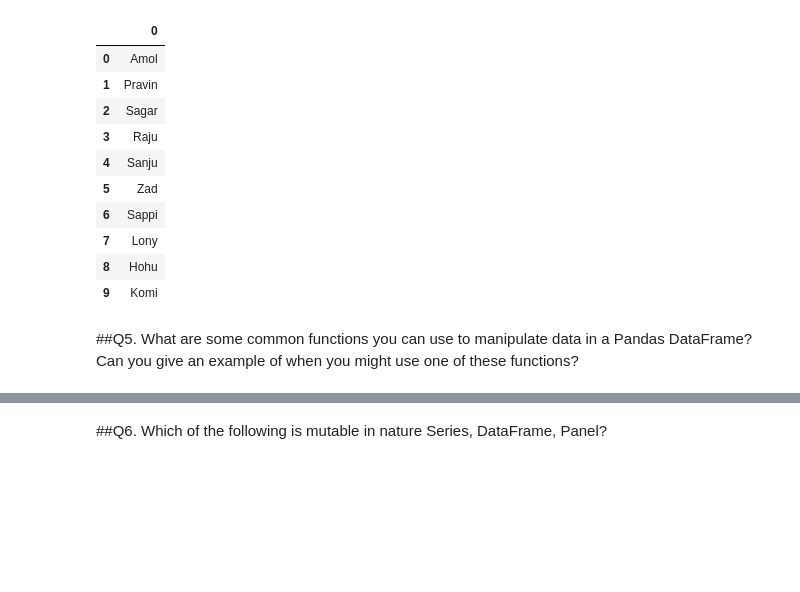
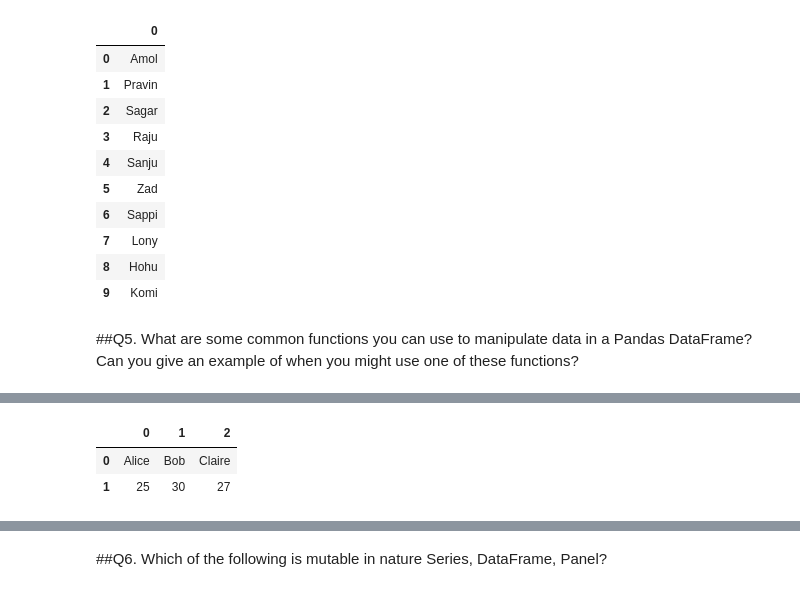
Before and after one commit to VickyKandale/Assignment_pyhton.pwskills, a Jupyter notebook: 22nd_Feb_Pandas_Assignment.ipynb, the cells around one changed output, grey strips where cells are left out. Cells and saved outputs as stored; diff of their text form; code cells hidden in the pictures; blank space fills up the shorter version.

```diff
--- a/22nd_Feb_Pandas_Assignment.ipynb
+++ b/22nd_Feb_Pandas_Assignment.ipynb
@@ -117,0 +133,6 @@ Dataframe1
+# %%
+Dataframe.head(2)
+# %% [output]
+|  | 0 | 1 | 2 |
+| 0 | Alice | Bob | Claire |
+| 1 | 25 | 30 | 27 |
```
Also changed, not shown: parts of 2 cells of this notebook.
